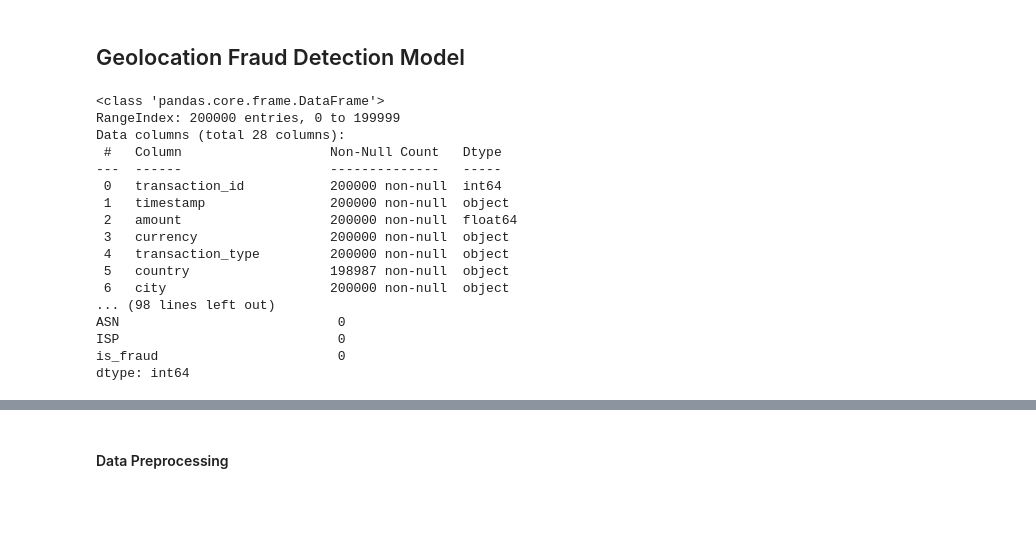
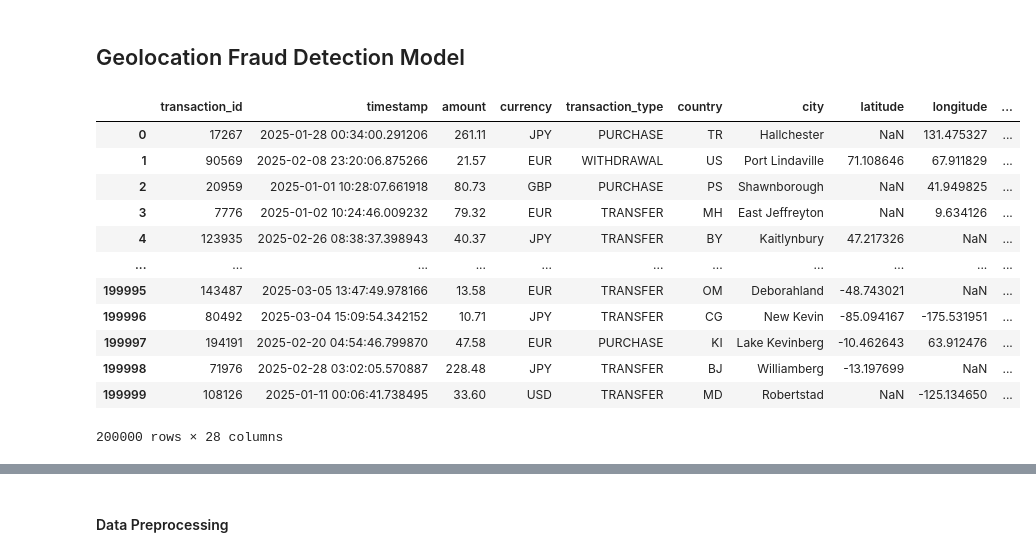
Before and after one commit to Henry-s-Final-Year-Project/Focused-Fraud-Detection-Models, a Jupyter notebook: geolocation_fraud/data_analysis.ipynb, the cells around one changed output, grey strips where cells are left out. Saved outputs shown, nothing was run; the diff lists cells and outputs as text; code cells hidden in the pictures; blank space fills up the shorter version.

```diff
--- a/geolocation_fraud/data_analysis.ipynb
+++ b/geolocation_fraud/data_analysis.ipynb
@@ -6,23 +2,0 @@ import numpy as np
-# %%
-df = pd.read_csv('data/geolocation_fraud_dataset.csv')
-print(df.info())
-print(df.describe())
-print(df.isnull().sum())
-# %% [output]
-<class 'pandas.core.frame.DataFrame'>
-RangeIndex: 200000 entries, 0 to 199999
-Data columns (total 28 columns):
- #   Column                   Non-Null Count   Dtype
----  ------                   --------------   -----
- 0   transaction_id           200000 non-null  int64
- 1   timestamp                200000 non-null  object
- 2   amount                   200000 non-null  float64
- 3   currency                 200000 non-null  object
- 4   transaction_type         200000 non-null  object
- 5   country                  198987 non-null  object
- 6   city                     200000 non-null  object
-... (98 lines left out)
-ASN                            0
-ISP                            0
-is_fraud                       0
-dtype: int64
@@ -28,0 +20,18 @@ dtype: int64
+# %%
+df = pd.read_csv('/content/drive/My Drive/FYP_model_assets/geolocation_fraud_dataset.csv')
+# %%
+df
+# %% [output]
+|  | transaction_id | timestamp | amount | currency | transaction_type | country | city | latitude | longitude | ... |
+| 0 | 17267 | 2025-01-28 00:34:00.291206 | 261.11 | JPY | PURCHASE | TR | Hallchester | NaN | 131.475327 | ... |
+| 1 | 90569 | 2025-02-08 23:20:06.875266 | 21.57 | EUR | WITHDRAWAL | US | Port Lindaville | 71.108646 | 67.911829 | ... |
+| 2 | 20959 | 2025-01-01 10:28:07.661918 | 80.73 | GBP | PURCHASE | PS | Shawnborough | NaN | 41.949825 | ... |
+| 3 | 7776 | 2025-01-02 10:24:46.009232 | 79.32 | EUR | TRANSFER | MH | East Jeffreyton | NaN | 9.634126 | ... |
+| 4 | 123935 | 2025-02-26 08:38:37.398943 | 40.37 | JPY | TRANSFER | BY | Kaitlynbury | 47.217326 | NaN | ... |
+| ... | ... | ... | ... | ... | ... | ... | ... | ... | ... | ... |
+| 199995 | 143487 | 2025-03-05 13:47:49.978166 | 13.58 | EUR | TRANSFER | OM | Deborahland | -48.743021 | NaN | ... |
+| 199996 | 80492 | 2025-03-04 15:09:54.342152 | 10.71 | JPY | TRANSFER | CG | New Kevin | -85.094167 | -175.531951 | ... |
+| 199997 | 194191 | 2025-02-20 04:54:46.799870 | 47.58 | EUR | PURCHASE | KI | Lake Kevinberg | -10.462643 | 63.912476 | ... |
+| 199998 | 71976 | 2025-02-28 03:02:05.570887 | 228.48 | JPY | TRANSFER | BJ | Williamberg | -13.197699 | NaN | ... |
+| 199999 | 108126 | 2025-01-11 00:06:41.738495 | 33.60 | USD | TRANSFER | MD | Robertstad | NaN | -125.134650 | ... |
+200000 rows × 28 columns
```
Also changed, not shown: parts of 24 cells of this notebook.
